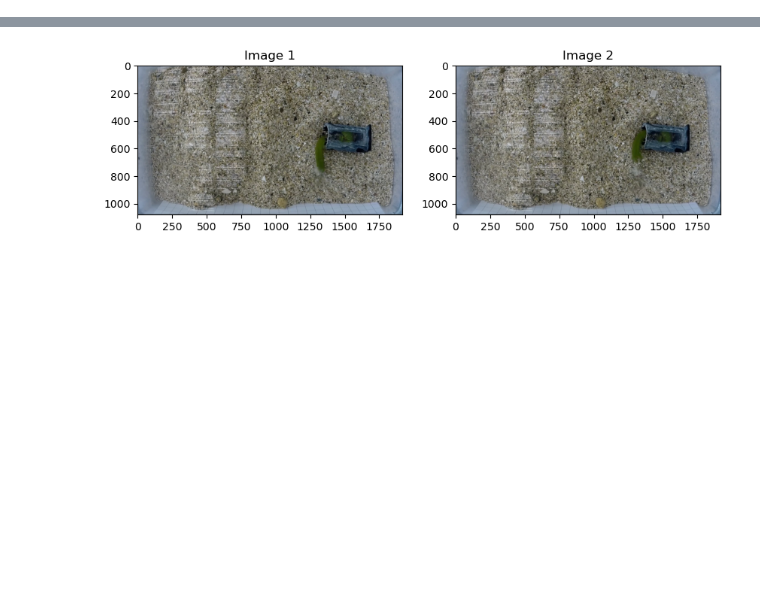
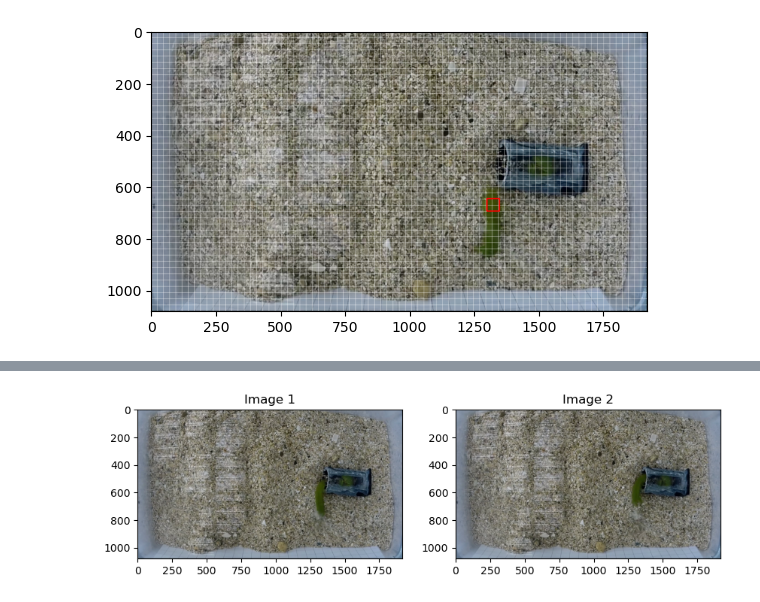
Before and after one commit to pstat197/capstone-eemb-patrick, a Jupyter notebook: scripts/Adaptive Correlation Particle Filter.ipynb, the cells around one changed output, grey strips where cells are left out. Drawn from its saved outputs; the diff is of its cells as text; code cells hidden in the pictures; blank space fills up the shorter version.

```diff
--- a/scripts/Adaptive Correlation Particle Filter.ipynb
+++ b/scripts/Adaptive Correlation Particle Filter.ipynb
@@ -11,0 +53,26 @@ VFILE2 = "../data/sample-video.mp4"
+# %%
+def draw_grid(frame, num_rows, num_columns):
+    height, width, _ = frame.shape
+
+    row_step = height // (num_rows + 1)
+    column_step = width // (num_columns + 1)
+
+    for i in range(1, num_rows + 1):
+        y = i * row_step
+        cv2.line(frame, (0,y), (width, y), (255,255,255), 1)
+    for i in range(1, num_columns + 1):
+        x = i * column_step
+        cv2.line(frame, (x,0), (x, height), (255,255,255), 1)
+
+#     cv2.line(frame, (1300, 646), (1348, 646), (0,0,255), 3)
+#     cv2.line(frame, (1300, 694), (1348, 694), (0, 0, 255), 3)
+    cv2.rectangle(frame, (1300, 646), (1348, 694), (0,0,255), 3)
+    return frame
+frame = get_frame(VFILE, 0)
+frame_copy = frame.copy()
+grid_frame = draw_grid(frame_copy, 44, 79)
+# %%
+show_frame(grid_frame)
+# plt.savefig("data.png")
+# %% [output]
+[figure, added]
```
Also changed, not shown: parts of 31 cells of this notebook.
